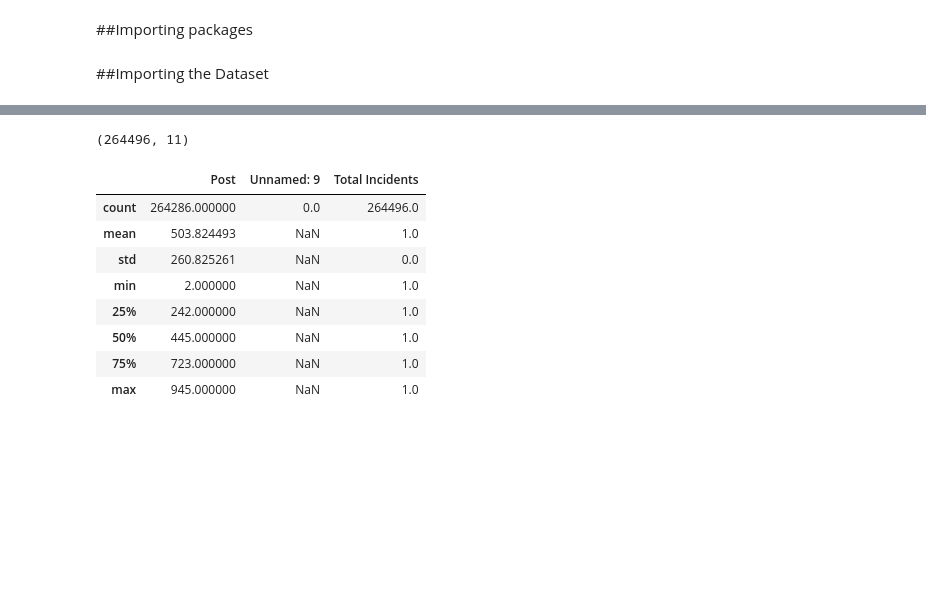
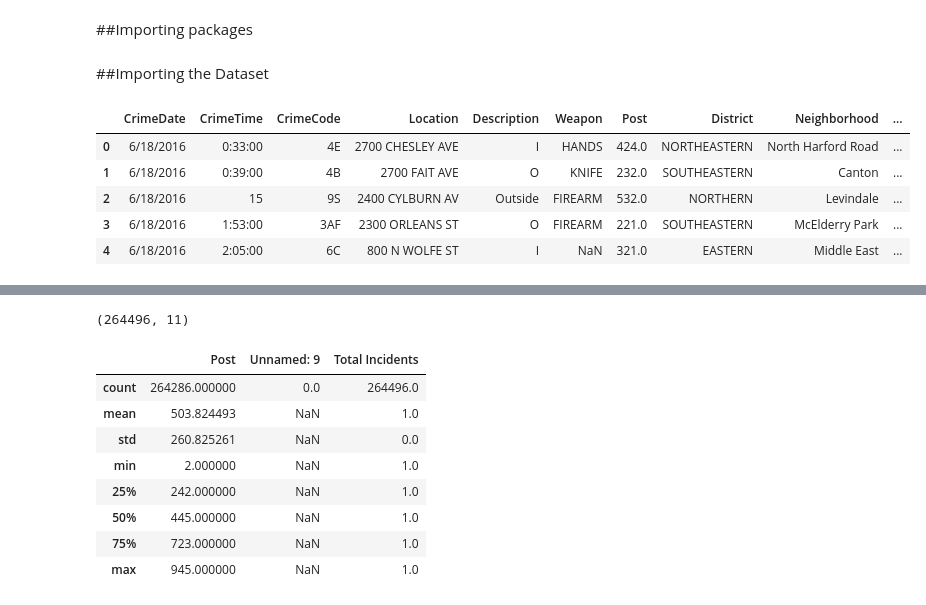
Before and after one commit to Abhishek4848/Homicide_Data_Analysis, a Jupyter notebook: homicide_analysis.ipynb, the cells around one changed output, grey strips where cells are left out. Cells and saved outputs as stored; diff of their text form; code cells hidden in the pictures; blank space fills up the shorter version.

```diff
--- a/homicide_analysis.ipynb
+++ b/homicide_analysis.ipynb
@@ -12,3 +13,12 @@ import seaborn as sns
 # %%
 url = 'https://raw.githubusercontent.com/Abhishek4848/Homicide_Data_Analysis/main/BPD_Part_1_Victim_Based_Crime_Data.csv'
 df = pd.read_csv(url, error_bad_lines=False)
+# %%
+df.head()
+# %% [output]
+|  | CrimeDate | CrimeTime | CrimeCode | Location | Description | Weapon | Post | District | Neighborhood | ... |
+| 0 | 6/18/2016 | 0:33:00 | 4E | 2700 CHESLEY AVE | I | HANDS | 424.0 | NORTHEASTERN | North Harford Road | ... |
+| 1 | 6/18/2016 | 0:39:00 | 4B | 2700 FAIT AVE | O | KNIFE | 232.0 | SOUTHEASTERN | Canton | ... |
+| 2 | 6/18/2016 | 15 | 9S | 2400 CYLBURN AV | Outside | FIREARM | 532.0 | NORTHERN | Levindale | ... |
+| 3 | 6/18/2016 | 1:53:00 | 3AF | 2300 ORLEANS ST | O | FIREARM | 221.0 | SOUTHEASTERN | McElderry Park | ... |
+| 4 | 6/18/2016 | 2:05:00 | 6C | 800 N WOLFE ST | I | NaN | 321.0 | EASTERN | Middle East | ... |
```
Also changed, not shown: parts of 6 cells of this notebook.
